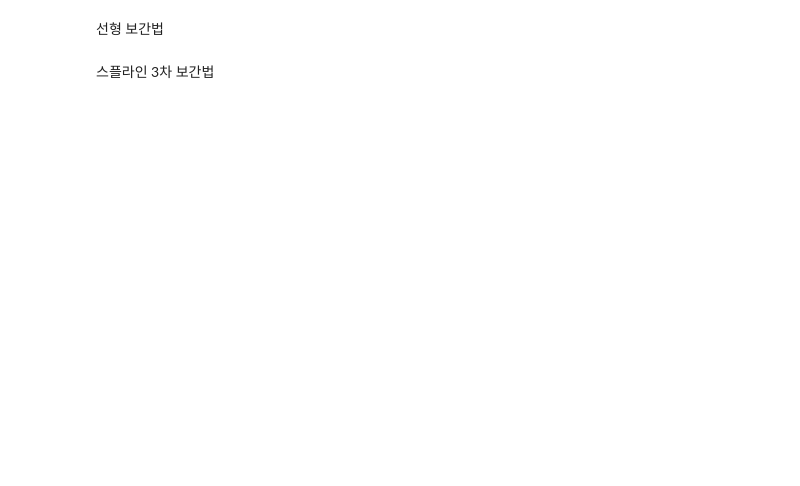
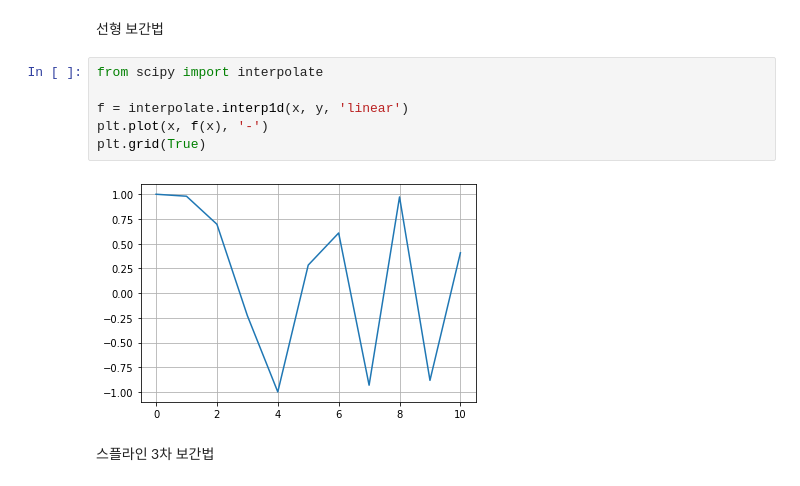
Before and after one commit to MMM-Sci/python_prac, a Jupyter notebook: CH5_Numpy.ipynb, the cells around one changed output. Drawn from its saved outputs; the diff is of its cells as text; blank space fills up the shorter version.

```diff
--- a/CH5_Numpy.ipynb
+++ b/CH5_Numpy.ipynb
@@ -362,4 +369,12 @@ array([ 3,  4,  5,  6,  7,  8,  9, 10, 11, 12])
 # %% [markdown]
 선형 보간법
+# %%
+from scipy import interpolate
+
+f = interpolate.interp1d(x, y, 'linear')
+plt.plot(x, f(x), '-')
+plt.grid(True)
+# %% [output]
+[figure, added]
 # %% [markdown]
 스플라인 3차 보간법
```
Also changed, not shown: parts of 42 cells of this notebook.
